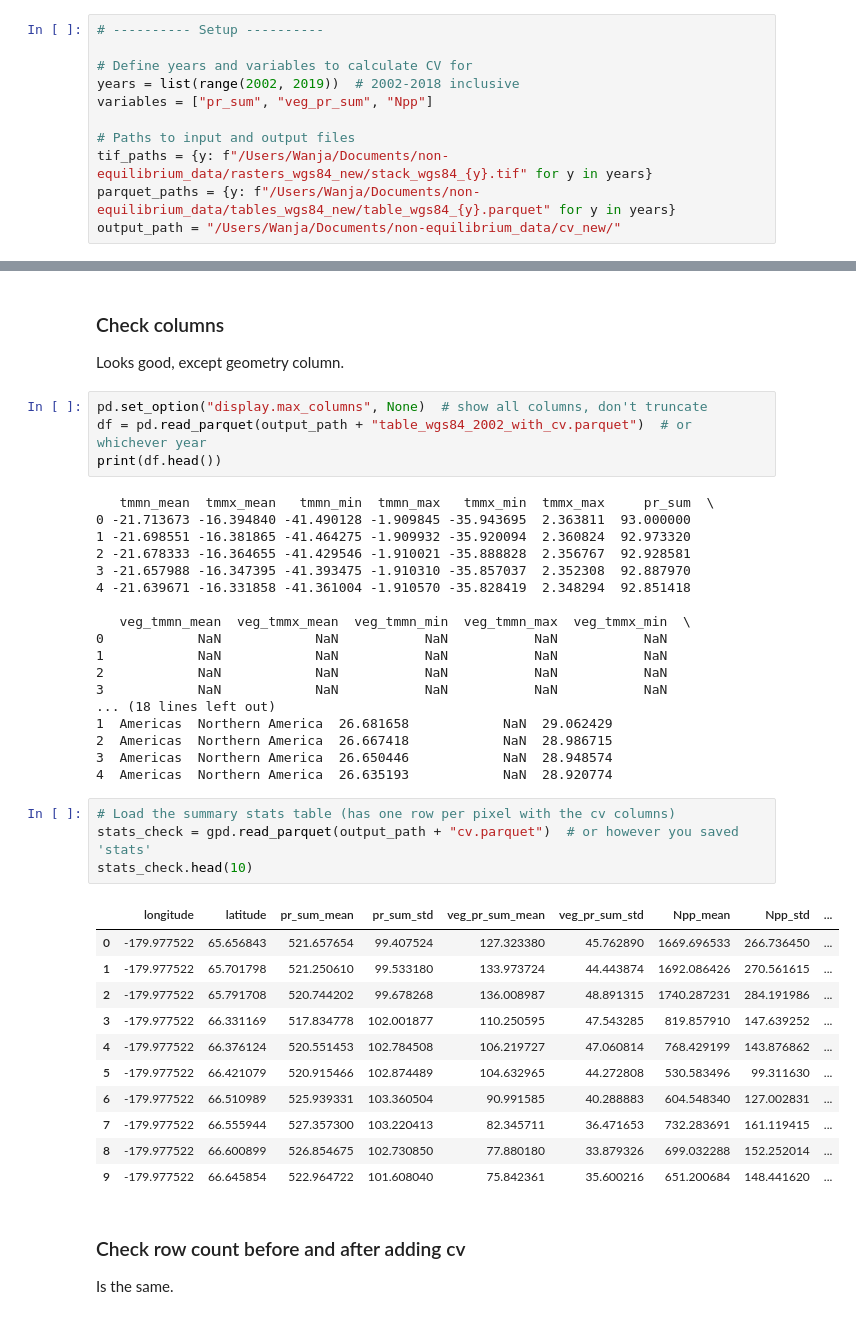
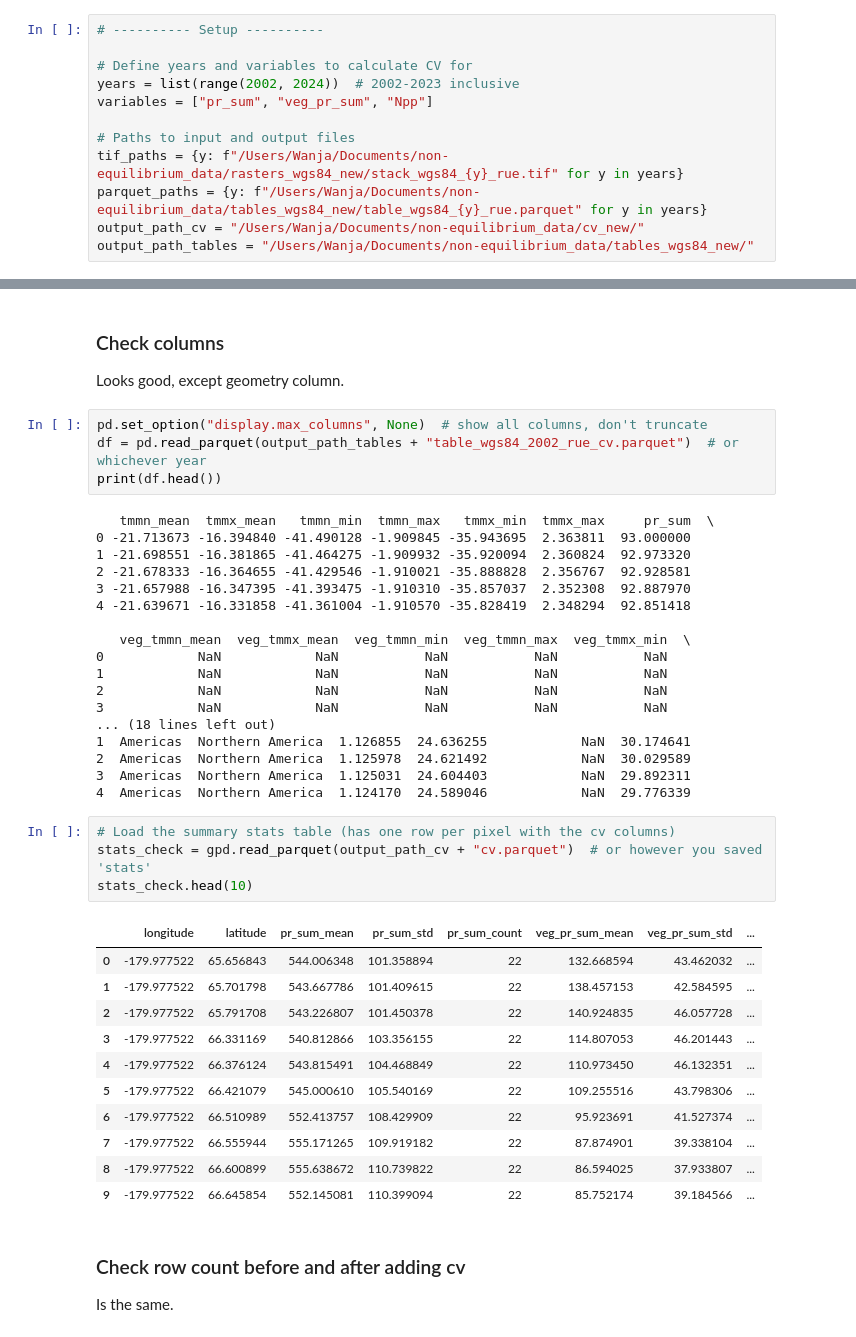
Before and after one commit to Wanja24/non-equilibrium, a Jupyter notebook: test_scripts/calculate_cv.ipynb, the cells around one changed output, grey strips where cells are left out. Saved outputs shown, nothing was run; the diff lists cells and outputs as text.

```diff
--- a/test_scripts/calculate_cv.ipynb
+++ b/test_scripts/calculate_cv.ipynb
@@ -16,13 +16,14 @@ from rasterio.transform import rowcol
 # ---------- Setup ----------
 
 # Define years and variables to calculate CV for
-years = list(range(2002, 2019))  # 2002-2018 inclusive
+years = list(range(2002, 2024))  # 2002-2023 inclusive
 variables = ["pr_sum", "veg_pr_sum", "Npp"]
 
 # Paths to input and output files
-tif_paths = {y: f"/Users/Wanja/Documents/non-equilibrium_data/rasters_wgs84_new/stack_wgs84_{y}.tif" for y in years}
-parquet_paths = {y: f"/Users/Wanja/Documents/non-equilibrium_data/tables_wgs84_new/table_wgs84_{y}.parquet" for y in years}
-output_path = "/Users/Wanja/Documents/non-equilibrium_data/cv_new/"
+tif_paths = {y: f"/Users/Wanja/Documents/non-equilibrium_data/rasters_wgs84_new/stack_wgs84_{y}_rue.tif" for y in years}
+parquet_paths = {y: f"/Users/Wanja/Documents/non-equilibrium_data/tables_wgs84_new/table_wgs84_{y}_rue.parquet" for y in years}
+output_path_cv = "/Users/Wanja/Documents/non-equilibrium_data/cv_new/"
+output_path_tables = "/Users/Wanja/Documents/non-equilibrium_data/tables_wgs84_new/"
 # %% [markdown]
 ## Rasters
 # %%
@@ -362,7 +352,7 @@ for y in years:
 Looks good, except geometry column.
 # %%
 pd.set_option("display.max_columns", None)  # show all columns, don't truncate
-df = pd.read_parquet(output_path + "table_wgs84_2002_with_cv.parquet")  # or whichever year
+df = pd.read_parquet(output_path_tables + "table_wgs84_2002_rue_cv.parquet")  # or whichever year
 print(df.head())
 # %% [output]
    tmmn_mean  tmmx_mean   tmmn_min  tmmn_max   tmmx_min  tmmx_max     pr_sum  \
@@ -378,26 +368,26 @@ print(df.head())
 2            NaN            NaN           NaN           NaN           NaN
 3            NaN            NaN           NaN           NaN           NaN
 ... (18 lines left out)
-1  Americas  Northern America  26.681658            NaN  29.062429
-2  Americas  Northern America  26.667418            NaN  28.986715
-3  Americas  Northern America  26.650446            NaN  28.948574
-4  Americas  Northern America  26.635193            NaN  28.920774
+1  Americas  Northern America  1.126855  24.636255            NaN  30.174641
+2  Americas  Northern America  1.125978  24.621492            NaN  30.029589
+3  Americas  Northern America  1.125031  24.604403            NaN  29.892311
+4  Americas  Northern America  1.124170  24.589046            NaN  29.776339
 # %%
 # Load the summary stats table (has one row per pixel with the cv columns)
-stats_check = gpd.read_parquet(output_path + "cv.parquet")  # or however you saved 'stats'
+stats_check = gpd.read_parquet(output_path_cv + "cv.parquet")  # or however you saved 'stats'
 stats_check.head(10)
 # %% [output]
-|  | longitude | latitude | pr_sum_mean | pr_sum_std | veg_pr_sum_mean | veg_pr_sum_std | Npp_mean | Npp_std | ... |
-| 0 | -179.977522 | 65.656843 | 521.657654 | 99.407524 | 127.323380 | 45.762890 | 1669.696533 | 266.736450 | ... |
-| 1 | -179.977522 | 65.701798 | 521.250610 | 99.533180 | 133.973724 | 44.443874 | 1692.086426 | 270.561615 | ... |
-| 2 | -179.977522 | 65.791708 | 520.744202 | 99.678268 | 136.008987 | 48.891315 | 1740.287231 | 284.191986 | ... |
-| 3 | -179.977522 | 66.331169 | 517.834778 | 102.001877 | 110.250595 | 47.543285 | 819.857910 | 147.639252 | ... |
-| 4 | -179.977522 | 66.376124 | 520.551453 | 102.784508 | 106.219727 | 47.060814 | 768.429199 | 143.876862 | ... |
-| 5 | -179.977522 | 66.421079 | 520.915466 | 102.874489 | 104.632965 | 44.272808 | 530.583496 | 99.311630 | ... |
-| 6 | -179.977522 | 66.510989 | 525.939331 | 103.360504 | 90.991585 | 40.288883 | 604.548340 | 127.002831 | ... |
-| 7 | -179.977522 | 66.555944 | 527.357300 | 103.220413 | 82.345711 | 36.471653 | 732.283691 | 161.119415 | ... |
-| 8 | -179.977522 | 66.600899 | 526.854675 | 102.730850 | 77.880180 | 33.879326 | 699.032288 | 152.252014 | ... |
-| 9 | -179.977522 | 66.645854 | 522.964722 | 101.608040 | 75.842361 | 35.600216 | 651.200684 | 148.441620 | ... |
+|  | longitude | latitude | pr_sum_mean | pr_sum_std | pr_sum_count | veg_pr_sum_mean | veg_pr_sum_std | ... |
+| 0 | -179.977522 | 65.656843 | 544.006348 | 101.358894 | 22 | 132.668594 | 43.462032 | ... |
+| 1 | -179.977522 | 65.701798 | 543.667786 | 101.409615 | 22 | 138.457153 | 42.584595 | ... |
+| 2 | -179.977522 | 65.791708 | 543.226807 | 101.450378 | 22 | 140.924835 | 46.057728 | ... |
+| 3 | -179.977522 | 66.331169 | 540.812866 | 103.356155 | 22 | 114.807053 | 46.201443 | ... |
+| 4 | -179.977522 | 66.376124 | 543.815491 | 104.468849 | 22 | 110.973450 | 46.132351 | ... |
+| 5 | -179.977522 | 66.421079 | 545.000610 | 105.540169 | 22 | 109.255516 | 43.798306 | ... |
+| 6 | -179.977522 | 66.510989 | 552.413757 | 108.429909 | 22 | 95.923691 | 41.527374 | ... |
+| 7 | -179.977522 | 66.555944 | 555.171265 | 109.919182 | 22 | 87.874901 | 39.338104 | ... |
+| 8 | -179.977522 | 66.600899 | 555.638672 | 110.739822 | 22 | 86.594025 | 37.933807 | ... |
+| 9 | -179.977522 | 66.645854 | 552.145081 | 110.399094 | 22 | 85.752174 | 39.184566 | ... |
 # %% [markdown]
 ### Check row count before and after adding cv
 
```
Also changed, not shown: parts of 22 cells of this notebook.
